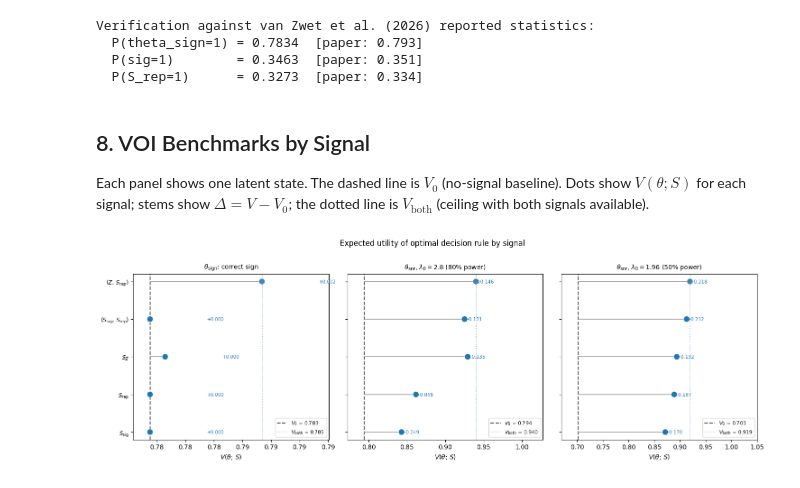
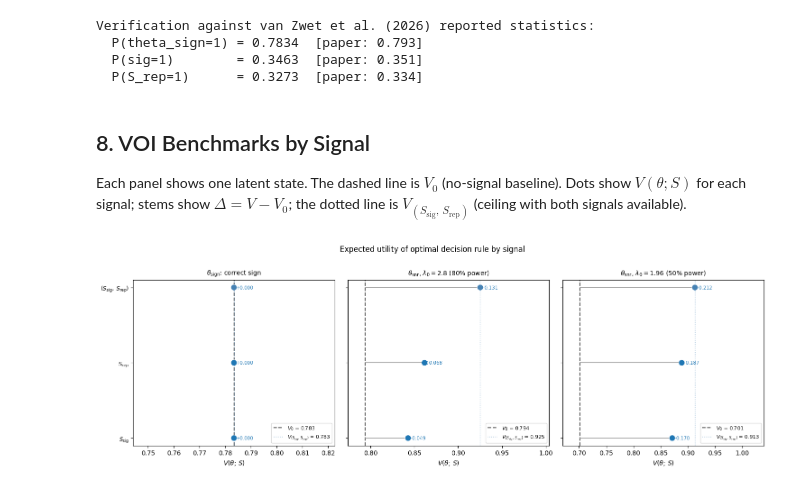
Before and after one commit to jhullman/AI_metascience_spec, a Jupyter notebook: vanzwet_voi_analysis_no_comp4.ipynb, the cells around one changed output. Drawn from its saved outputs; the diff is of its cells as text; code cells hidden in the pictures.

```diff
--- a/vanzwet_voi_analysis_no_comp4.ipynb
+++ b/vanzwet_voi_analysis_no_comp4.ipynb
@@ -232,8 +231,6 @@ def compute_voi(Pz, Pz1, Pz0, label):
     P0 = integrate(Pz) + dV
     V0 = max(P0, 1 - P0)
 
-    # V_Z: observe continuous z
-    VZ = integrate(np.maximum(Pz, 1-Pz)) + dV
 
     # V_sig: observe I(|z|>=1.96)
     pt1s = (integrate(Pz * sig_mask) + dV) / p_sig1   # P(theta=1 | S_sig=1)
@@ -245,11 +242,6 @@ def compute_voi(Pz, Pz1, Pz0, label):
     pt0r =  integrate(Pz0 * (1-P_srep1_z))   / p_rep0
     Vrep = p_rep1*max(pt1r, 1-pt1r) + p_rep0*max(pt0r, 1-pt0r)
 
-    # V_both: observe (Z, S_rep)
-    Vboth = integrate(
-        P_srep1_z   * np.maximum(Pz1, 1-Pz1) +
-        (1-P_srep1_z) * np.maximum(Pz0, 1-Pz0)
-    ) + dV
 
     # V_(sig, rep): observe (S_sig, S_rep)
     Vsrep = 0
@@ -261,8 +253,8 @@ def compute_voi(Pz, Pz1, Pz0, label):
             pt1 = (integrate(Pzr * sm * Pr_z) + extra) / denom
             Vsrep += denom * max(pt1, 1-pt1)
 
-    return dict(label=label, P0=P0, V0=V0, VZ=VZ, Vsig=Vsig, Vrep=Vrep,
-                Vboth=Vboth, Vsrep=Vsrep)
+    return dict(label=label, P0=P0, V0=V0, Vsig=Vsig, Vrep=Vrep,
+                Vsrep=Vsrep)
 
 print("VOI functions defined.")
 # %% [output]
@@ -276,15 +268,12 @@ res_snr  = [compute_voi(P_snr_z[i], Pn_z1[i], Pn_z0[i],
             for i in range(2)]
 
 def results_table(r):
-    V0, VZ, Vsig, Vrep, Vboth, Vsrep = r['V0'], r['VZ'], r['Vsig'], r['Vrep'], r['Vboth'], r['Vsrep']
+    V0, Vsig, Vrep, Vsrep = r['V0'], r['Vsig'], r['Vrep'], r['Vsrep']
     rows = [
         ("V0",             V0,    None),
-        ("V_Z",            VZ,    VZ    - V0),
         ("V_sig",          Vsig,  Vsig  - V0),
         ("V_rep",          Vrep,  Vrep  - V0),
-        ("V_both",         Vboth, Vboth - V0),
         ("V_(sig,rep)",    Vsrep, Vsrep - Vsig),
-        ("Delta_rep|Z",    Vboth - VZ,   Vboth - VZ),
     ]
     return pd.DataFrame(
         [(n, f"{v:.4f}", f"{d:+.4f}" if d is not None else "") for n,v,d in rows],
@@ -320,13 +309,10 @@ Delta_rep|Z  0.0257  +0.0257
 print("=== Monotonicity checks ===")
 all_pass = True
 for r in [res_sign] + res_snr:
-    V0, VZ, Vsig, Vrep, Vboth, Vsrep = r['V0'], r['VZ'], r['Vsig'], r['Vrep'], r['Vboth'], r['Vsrep']
+    V0, Vsig, Vrep, Vsrep = r['V0'], r['Vsig'], r['Vrep'], r['Vsrep']
     checks = [
-        ("V_Z >= V0",           VZ    - V0),
-        ("V_both >= V_Z",       Vboth - VZ),
-        ("V_both >= V_rep",     Vboth - Vrep),
         ("V_(sig,rep) >= V_sig",Vsrep - Vsig),
-        ("V_Z >= V_sig",        VZ    - Vsig),
+        ("V_(sig,rep) >= V_rep", Vsrep - Vrep),
     ]
     print(f"\n  {r['label']}")
     for label, diff in checks:
@@ -371,14 +355,12 @@ Verification against van Zwet et al. (2026) reported statistics:
 
 Each panel shows one latent state. The dashed line is $V_0$ (no-signal baseline).
 Dots show $V(\theta; S)$ for each signal; stems show $\Delta = V - V_0$; the dotted
-line is $V_\mathrm{both}$ (ceiling with both signals available).
+line is $V_{(S_\mathrm{sig},\,S_\mathrm{rep})}$ (ceiling with both signals available).
 # %%
 signal_labels = [
     '$S_\\mathrm{sig}$',
     '$S_\\mathrm{rep}$',
-    '$S_Z$',
     '$(S_\\mathrm{sig},\\,S_\\mathrm{rep})$',
-    '$(Z,\\,S_\\mathrm{rep})$',
 ]
 y = np.arange(len(signal_labels))
 
@@ -392,40 +374,39 @@ fig, axes = plt.subplots(1, 3, figsize=(15, 5), sharey=True)
 
 for ax, r, title in zip(axes, [res_sign] + res_snr, panel_titles):
     V0    = r['V0']
-    Vboth = r['Vboth']
-    vals  = [r['Vsig'], r['Vrep'], r['VZ'], r['Vsrep'], Vboth]
+    vals  = [r['Vsig'], r['Vrep'], r['Vsrep']]
 
     # Baseline (dashed) and ceiling (dotted) as vertical reference lines
     ax.axvline(V0,    color='#555', lw=1.5, ls='--', zorder=1,
                label=f'$V_0$ = {V0:.3f}')
-    ax.axvline(Vboth, color='steelblue', lw=1, ls=':', alpha=0.6, zorder=1,
-               label=f'$V_\\mathrm{{both}}$ = {Vboth:.3f}')
+    ax.axvline(r['Vsrep'], color='steelblue', lw=1, ls=':', alpha=0.6, zorder=1,
+               label=f'$V_{{(S_{{\\mathrm{{sig}}}},\\,S_{{\\mathrm{{rep}}}})}}$ = {r["Vsrep"]:.3f}')
 
     # Horizontal lollipop stems from V0
     for yi, vi in zip(y, vals):
         ax.plot([V0, vi], [yi, yi], color='#999', lw=1.2, zorder=2)
 
     # Dots
     dot_colors = ['#1f77b4'] * (len(vals) - 1) + ['steelblue']
     ax.scatter(vals, y, color=dot_colors, s=90, zorder=4, edgecolors='white', linewidths=0.5)
 
     # Delta annotations to the right of each dot
     for yi, vi in zip(y, vals):
         delta = vi - V0
         ax.text(vi + 0.001, yi, f'+{delta:.3f}', ha='left', va='center',
                 fontsize=7.5, color='#1f77b4')
 
     ax.set_yticks(y)
     ax.set_yticklabels(signal_labels, fontsize=9)
     ax.set_title(title, fontsize=10, pad=8)
     ax.set_xlabel('$V(\\theta;\\, S)$')
     ax.legend(fontsize=8, loc='lower right')
-    margin = (Vboth - V0) * 0.15
-    ax.set_xlim(V0 - margin, Vboth + (Vboth - V0) * 0.6)
+    margin = (r['Vsrep'] - V0) * 0.15
+    ax.set_xlim(V0 - margin, r['Vsrep'] + (r['Vsrep'] - V0) * 0.6)
     ax.xaxis.set_major_formatter(ticker.FormatStrFormatter('%.2f'))
 
 plt.suptitle('Expected utility of optimal decision rule by signal', fontsize=12, y=1.01)
 plt.tight_layout()
 plt.show()
 # %% [output]
-[figure, old version]
+[figure, new version]
```
Also changed, not shown: parts of 3 cells of this notebook, 1 other file.
